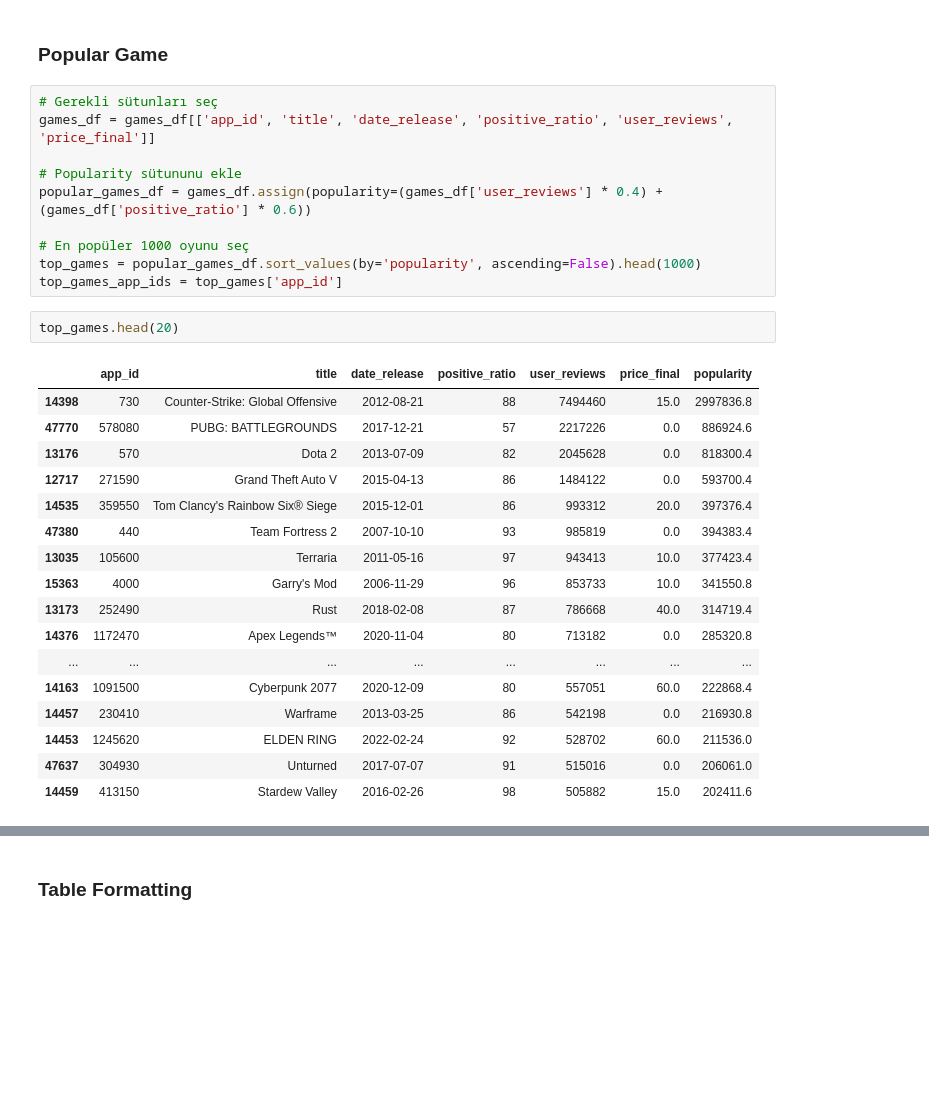
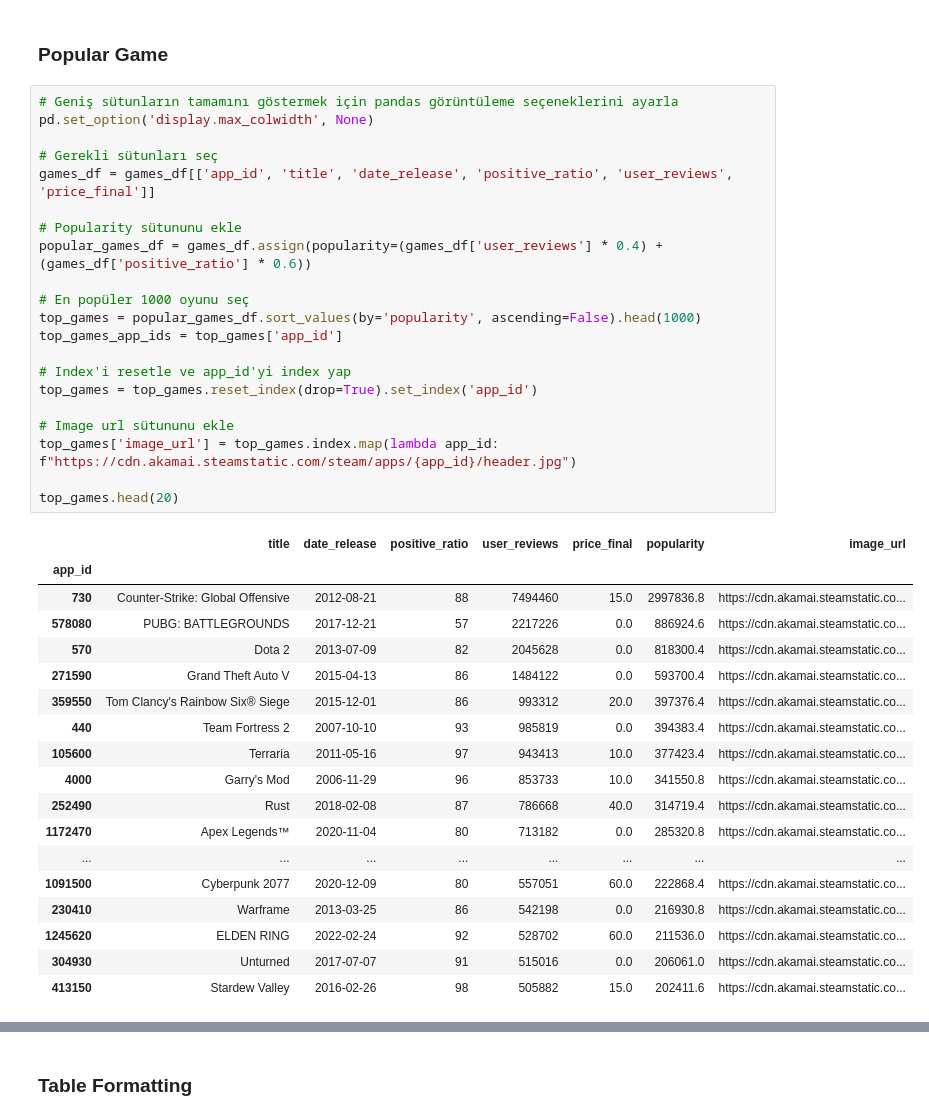
Before and after one commit to AhmetTalhaBicer/Game-Recommendation-System, a Jupyter notebook: notebooks/Game_Recommendation_System.ipynb, the cells around one changed output, grey strips where cells are left out. Drawn from its saved outputs; the diff is of its cells as text; blank space fills up the shorter version.

```diff
--- a/notebooks/Game_Recommendation_System.ipynb
+++ b/notebooks/Game_Recommendation_System.ipynb
@@ -15,32 +15,42 @@ recommendations_df = pd.read_csv('../data/external/recommendations.csv')
 # %% [markdown]
 ### Popular Game
 # %%
+# Geniş sütunların tamamını göstermek için pandas görüntüleme seçeneklerini ayarla
+pd.set_option('display.max_colwidth', None)
+
 # Gerekli sütunları seç
 games_df = games_df[['app_id', 'title', 'date_release', 'positive_ratio', 'user_reviews', 'price_final']]
 
 # Popularity sütununu ekle
 popular_games_df = games_df.assign(popularity=(games_df['user_reviews'] * 0.4) + (games_df['positive_ratio'] * 0.6))
 
 # En popüler 1000 oyunu seç
 top_games = popular_games_df.sort_values(by='popularity', ascending=False).head(1000)
 top_games_app_ids = top_games['app_id']
+
+# Index'i resetle ve app_id'yi index yap
+top_games = top_games.reset_index(drop=True).set_index('app_id')
+
+# Image url sütununu ekle
+top_games['image_url'] = top_games.index.map(lambda app_id: f"https://cdn.akamai.steamstatic.com/steam/apps/{app_id}/header.jpg")
+
+top_games.head(20)
+# %% [output]
+|  | title | date_release | positive_ratio | user_reviews | price_final | popularity | image_url |
+| app_id |  |  |  |  |  |  |  |
+| 730 | Counter-Strike: Global Offensive | 2012-08-21 | 88 | 7494460 | 15.0 | 2997836.8 | https://cdn.akamai.steamstatic.co... |
+| 578080 | PUBG: BATTLEGROUNDS | 2017-12-21 | 57 | 2217226 | 0.0 | 886924.6 | https://cdn.akamai.steamstatic.co... |
+| 570 | Dota 2 | 2013-07-09 | 82 | 2045628 | 0.0 | 818300.4 | https://cdn.akamai.steamstatic.co... |
+| 271590 | Grand Theft Auto V | 2015-04-13 | 86 | 1484122 | 0.0 | 593700.4 | https://cdn.akamai.steamstatic.co... |
+| 359550 | Tom Clancy's Rainbow Six® Siege | 2015-12-01 | 86 | 993312 | 20.0 | 397376.4 | https://cdn.akamai.steamstatic.co... |
+| 440 | Team Fortress 2 | 2007-10-10 | 93 | 985819 | 0.0 | 394383.4 | https://cdn.akamai.steamstatic.co... |
+| 105600 | Terraria | 2011-05-16 | 97 | 943413 | 10.0 | 377423.4 | https://cdn.akamai.steamstatic.co... |
+| 4000 | Garry's Mod | 2006-11-29 | 96 | 853733 | 10.0 | 341550.8 | https://cdn.akamai.steamstatic.co... |
+| 252490 | Rust | 2018-02-08 | 87 | 786668 | 40.0 | 314719.4 | https://cdn.akamai.steamstatic.co... |
+| 1172470 | Apex Legends™ | 2020-11-04 | 80 | 713182 | 0.0 | 285320.8 | https://cdn.akamai.steamstatic.co... |
+| ... | ... | ... | ... | ... | ... | ... | ... |
+| 1091500 | Cyberpunk 2077 | 2020-12-09 | 80 | 557051 | 60.0 | 222868.4 | https://cdn.akamai.steamstatic.co... |
+| 230410 | Warframe | 2013-03-25 | 86 | 542198 | 0.0 | 216930.8 | https://cdn.akamai.steamstatic.co... |
+| 1245620 | ELDEN RING | 2022-02-24 | 92 | 528702 | 60.0 | 211536.0 | https://cdn.akamai.steamstatic.co... |
+| 304930 | Unturned | 2017-07-07 | 91 | 515016 | 0.0 | 206061.0 | https://cdn.akamai.steamstatic.co... |
+| 413150 | Stardew Valley | 2016-02-26 | 98 | 505882 | 15.0 | 202411.6 | https://cdn.akamai.steamstatic.co... |
-# %%
-top_games.head(20)
-# %% [output]
-|  | app_id | title | date_release | positive_ratio | user_reviews | price_final | popularity |
-| 14398 | 730 | Counter-Strike: Global Offensive | 2012-08-21 | 88 | 7494460 | 15.0 | 2997836.8 |
-| 47770 | 578080 | PUBG: BATTLEGROUNDS | 2017-12-21 | 57 | 2217226 | 0.0 | 886924.6 |
-| 13176 | 570 | Dota 2 | 2013-07-09 | 82 | 2045628 | 0.0 | 818300.4 |
-| 12717 | 271590 | Grand Theft Auto V | 2015-04-13 | 86 | 1484122 | 0.0 | 593700.4 |
-| 14535 | 359550 | Tom Clancy's Rainbow Six® Siege | 2015-12-01 | 86 | 993312 | 20.0 | 397376.4 |
-| 47380 | 440 | Team Fortress 2 | 2007-10-10 | 93 | 985819 | 0.0 | 394383.4 |
-| 13035 | 105600 | Terraria | 2011-05-16 | 97 | 943413 | 10.0 | 377423.4 |
-| 15363 | 4000 | Garry's Mod | 2006-11-29 | 96 | 853733 | 10.0 | 341550.8 |
-| 13173 | 252490 | Rust | 2018-02-08 | 87 | 786668 | 40.0 | 314719.4 |
-| 14376 | 1172470 | Apex Legends™ | 2020-11-04 | 80 | 713182 | 0.0 | 285320.8 |
-| ... | ... | ... | ... | ... | ... | ... | ... |
-| 14163 | 1091500 | Cyberpunk 2077 | 2020-12-09 | 80 | 557051 | 60.0 | 222868.4 |
-| 14457 | 230410 | Warframe | 2013-03-25 | 86 | 542198 | 0.0 | 216930.8 |
-| 14453 | 1245620 | ELDEN RING | 2022-02-24 | 92 | 528702 | 60.0 | 211536.0 |
-| 47637 | 304930 | Unturned | 2017-07-07 | 91 | 515016 | 0.0 | 206061.0 |
-| 14459 | 413150 | Stardew Valley | 2016-02-26 | 98 | 505882 | 15.0 | 202411.6 |
```
Also changed, not shown: parts of 11 cells of this notebook, 3 other files.
